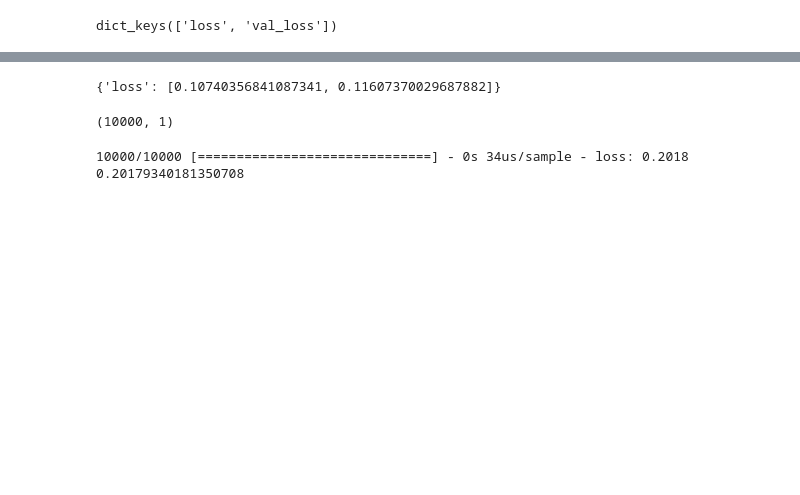
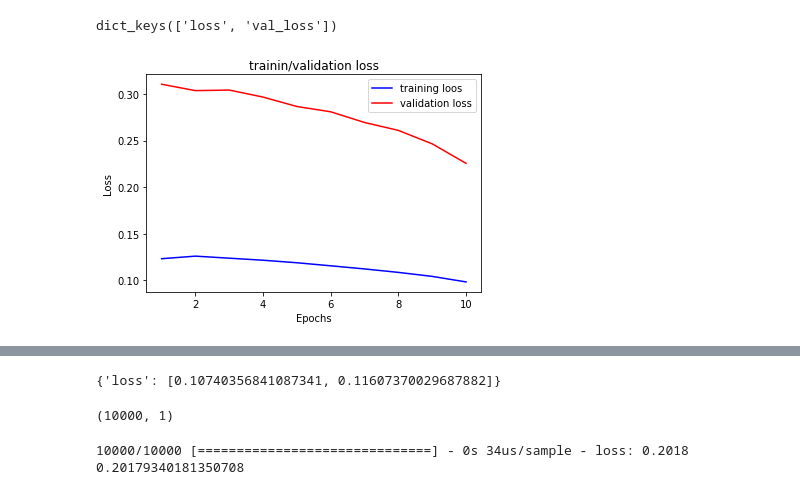
Before and after one commit to myschl/ML-DL, a Jupyter notebook: MNIST_NN.ipynb, the cells around one changed output, grey strips where cells are left out. Saved outputs shown, nothing was run; the diff lists cells and outputs as text; code cells hidden in the pictures; blank space fills up the shorter version.

```diff
--- a/MNIST_NN.ipynb
+++ b/MNIST_NN.ipynb
@@ -114,6 +98,21 @@ history_keys = history.history
 history_keys.keys()
 # %% [output]
 dict_keys(['loss', 'val_loss'])
+# %%
+history_dict = history.history
+loss_values = history_dict['loss']
+val_loss_values = history_dict['val_loss']
+
+epochs = range(1, 10 + 1)
+plt.plot(epochs, loss_values, 'b-', label='training loos')
+plt.plot(epochs, val_loss_values, 'r-', label='validation loss')
+plt.title('trainin/validation loss')
+plt.xlabel('Epochs')
+plt.ylabel('Loss')
+plt.legend()
+plt.show()
+# %% [output]
+[figure, added]
 # %%
 model2 = models.Sequential()
 model2.add(layers.Flatten())
```
Also changed, not shown: parts of 9 cells of this notebook.
